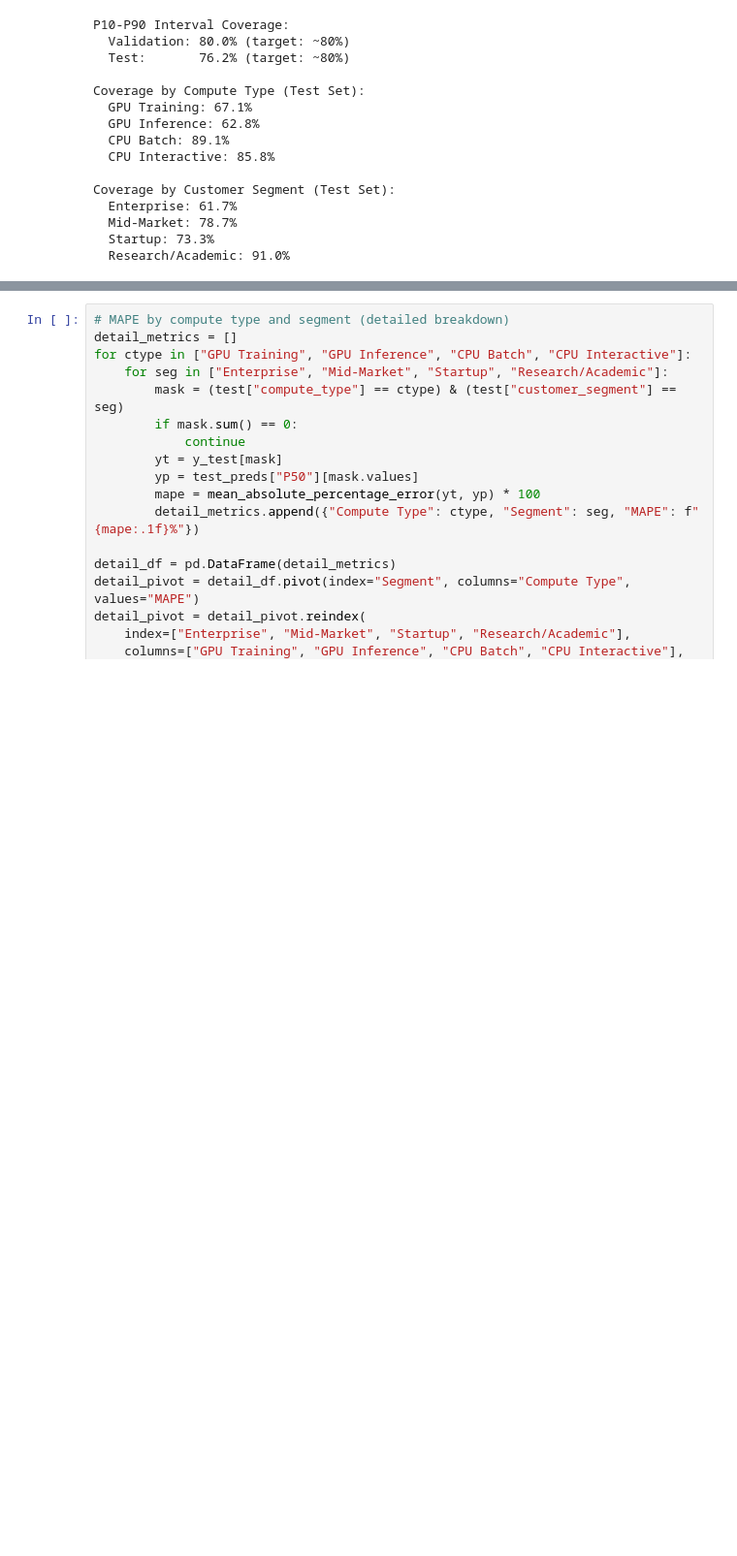
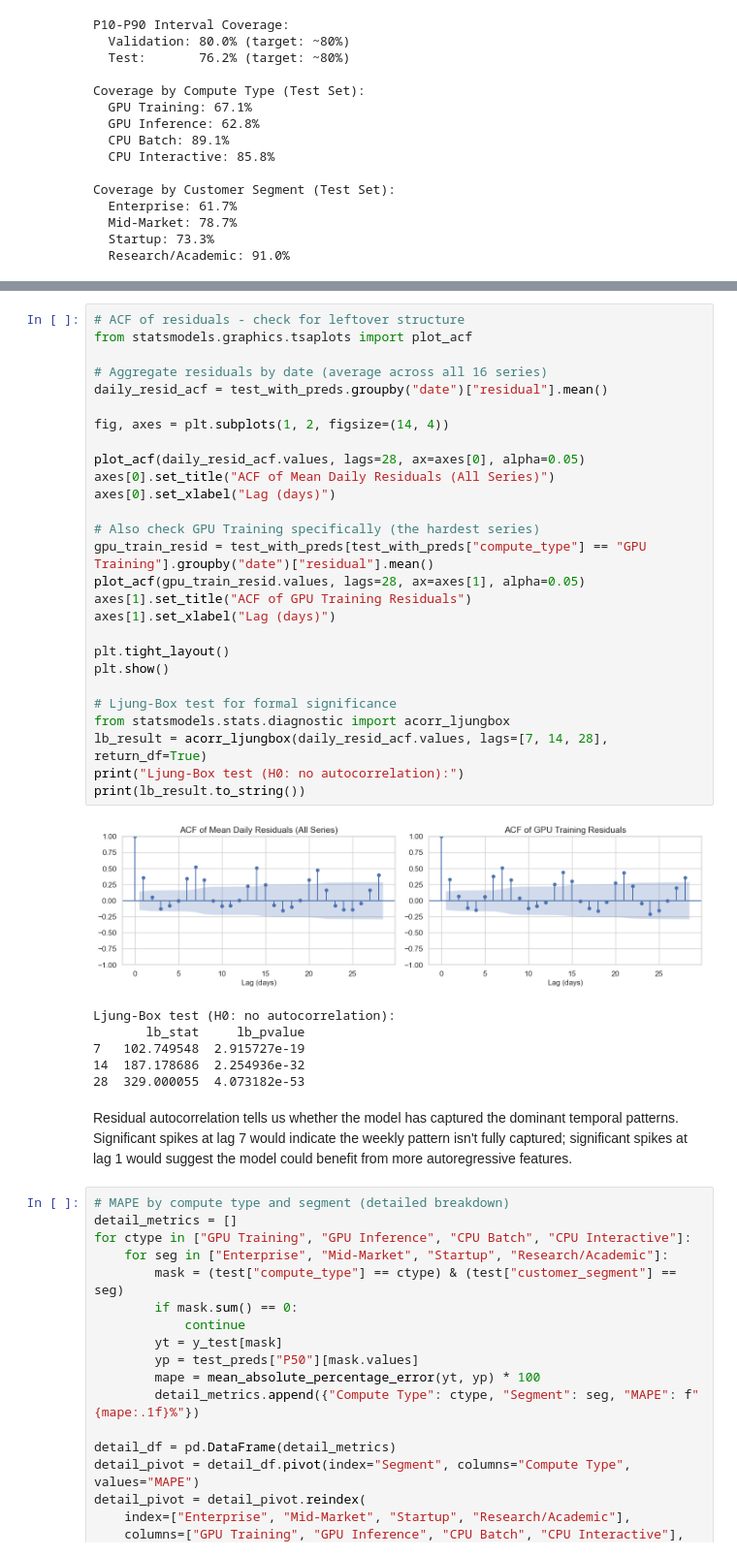
Before and after one commit to smurphy6492/compute-forecasting, a Jupyter notebook: notebooks/02_forecasting.ipynb, the cells around one changed output, grey strips where cells are left out. Shown at 97% size. Saved outputs shown, nothing was run; the diff lists cells and outputs as text; blank space fills up the shorter version.

```diff
--- a/notebooks/02_forecasting.ipynb
+++ b/notebooks/02_forecasting.ipynb
@@ -682,3 +1006,39 @@ plt.show()
+# %%
+# ACF of residuals - check for leftover structure
+from statsmodels.graphics.tsaplots import plot_acf
+
+# Aggregate residuals by date (average across all 16 series)
+daily_resid_acf = test_with_preds.groupby("date")["residual"].mean()
+
+fig, axes = plt.subplots(1, 2, figsize=(14, 4))
+
+plot_acf(daily_resid_acf.values, lags=28, ax=axes[0], alpha=0.05)
+axes[0].set_title("ACF of Mean Daily Residuals (All Series)")
+axes[0].set_xlabel("Lag (days)")
+
+# Also check GPU Training specifically (the hardest series)
+gpu_train_resid = test_with_preds[test_with_preds["compute_type"] == "GPU Training"].groupby("date")["residual"].mean()
+plot_acf(gpu_train_resid.values, lags=28, ax=axes[1], alpha=0.05)
+axes[1].set_title("ACF of GPU Training Residuals")
+axes[1].set_xlabel("Lag (days)")
+
+plt.tight_layout()
+plt.show()
+
+# Ljung-Box test for formal significance
+from statsmodels.stats.diagnostic import acorr_ljungbox
+lb_result = acorr_ljungbox(daily_resid_acf.values, lags=[7, 14, 28], return_df=True)
+print("Ljung-Box test (H0: no autocorrelation):")
+print(lb_result.to_string())
+# %% [output]
+[figure, added]
+Ljung-Box test (H0: no autocorrelation):
+       lb_stat     lb_pvalue
+7   102.749548  2.915727e-19
+14  187.178686  2.254936e-32
+28  329.000055  4.073182e-53
+# %% [markdown]
+Residual autocorrelation tells us whether the model has captured the dominant temporal patterns. Significant spikes at lag 7 would indicate the weekly pattern isn't fully captured; significant spikes at lag 1 would suggest the model could benefit from more autoregressive features.
 # %%
 # MAPE by compute type and segment (detailed breakdown)
 detail_metrics = []
```
Also changed, not shown: parts of 35 cells of this notebook, 4 other files.
